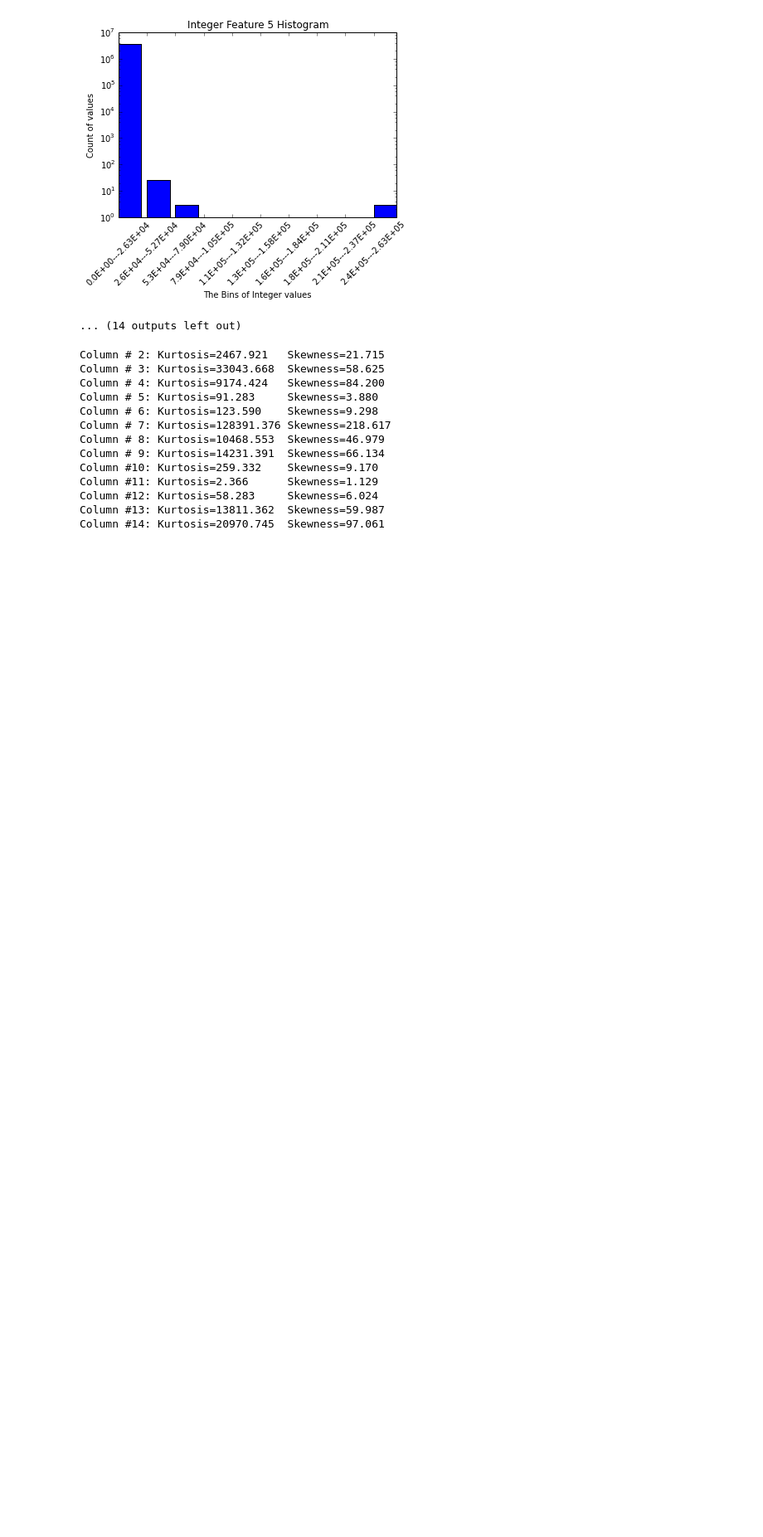
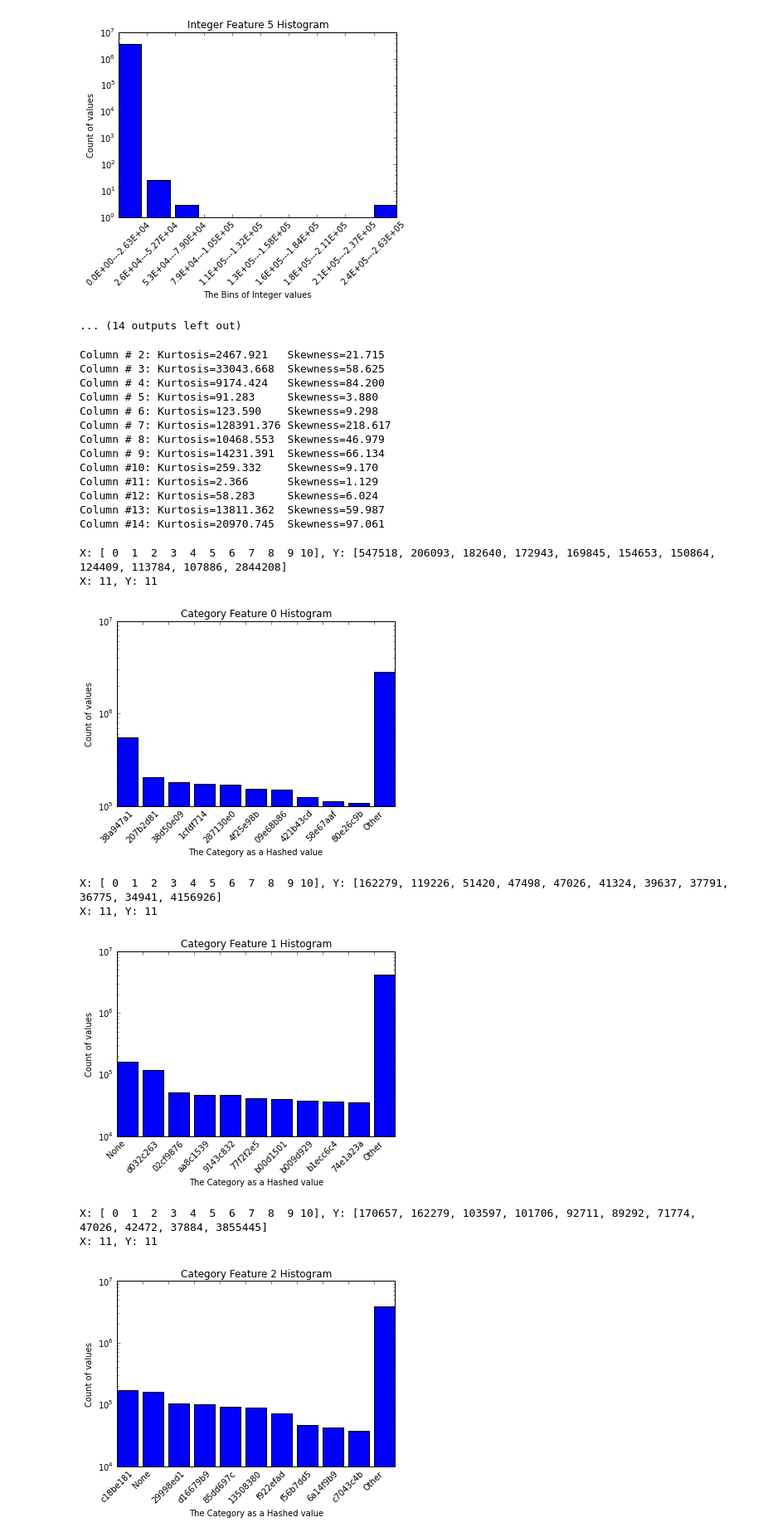
Before and after one commit to ApplyHiTech/DataScienceHW1, a Jupyter notebook: hw1b.ipynb, the cells around one changed output. Shown: that part at 83% size. Cells and saved outputs as stored; diff of their text form; code cells hidden in the pictures; blank space fills up the shorter version.

Commit message:
added cat histograms

```diff
--- a/hw1b.ipynb
+++ b/hw1b.ipynb
@@ -121,4 +118 @@ def cat_columns_histogram(data,numb_bins=10):
     return hashes,counts_all,remainder
-# %%
-x,y,z = cat_columns_histogram(debug)
-x_int, y_int =int_columns_histograms(debug)
@@ -268,3 +246,16 @@ Column #11: Kurtosis=2.366      Skewness=1.129
 Column #12: Kurtosis=58.283     Skewness=6.024
 Column #13: Kurtosis=13811.362  Skewness=59.987
 Column #14: Kurtosis=20970.745  Skewness=97.061
+# %%
+x_int, y_int, remainder =cat_columns_histogram(train_5m)
+show_all_histograms(x_int,y_int,"Category",remainder)
+# %% [output]
+X: [ 0  1  2  3  4  5  6  7  8  9 10], Y: [547518, 206093, 182640, 172943, 169845, 154653, 150864, 124409, 113784, 107886, 2844208]
+X: 11, Y: 11
+[figure, added]
+X: [ 0  1  2  3  4  5  6  7  8  9 10], Y: [162279, 119226, 51420, 47498, 47026, 41324, 39637, 37791, 36775, 34941, 4156926]
+X: 11, Y: 11
+[figure, added]
+X: [ 0  1  2  3  4  5  6  7  8  9 10], Y: [170657, 162279, 103597, 101706, 92711, 89292, 71774, 47026, 42472, 37884, 3855445]
+X: 11, Y: 11
+[figure, added]
```
Also changed, not shown: parts of 7 cells of this notebook, 25 other files.
